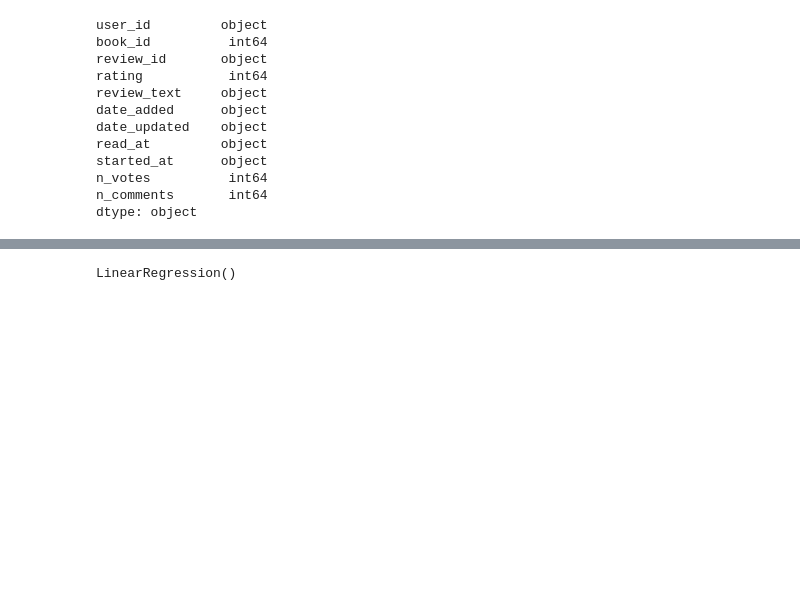
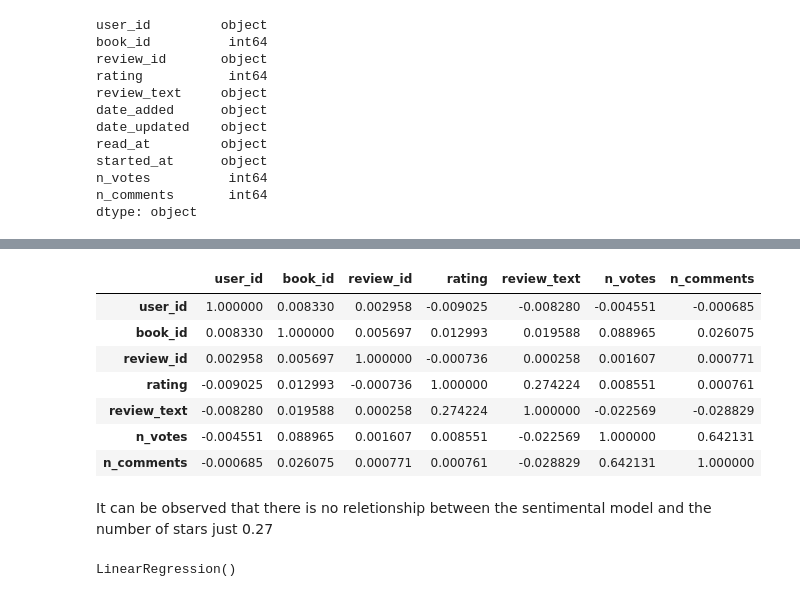
Before and after one commit to edofarias/Good-reads--reviews, a Jupyter notebook: Goodreads.ipynb, the cells around one changed output, grey strips where cells are left out. Saved outputs shown, nothing was run; the diff lists cells and outputs as text; code cells hidden in the pictures; blank space fills up the shorter version.

Commit message:
matrix

```diff
--- a/Goodreads.ipynb
+++ b/Goodreads.ipynb
@@ -112,6 +110,23 @@ df.head()
 | 2 | b8f6f163c2161555c6d887632b2ff4a2 | 17948485 | 6137b1fe0159b7eaa56a04293a00fd49 | 5 | 0.203858 | Fri Jul 26 17:43:19 -0700 2013 | Sat Aug 10 20:06:19 -0700 2013 | Sat Jul 27 00:00:00 -0700 2013 | Fri Jul 26 00:00:00 -0700 2013 | ... |
 | 3 | 33162c8e64b16bcbddc9808f3c716342 | 18405 | c5b3dc0c0416d850380d80f5304be91f | 5 | 0.079210 | Wed Jun 30 08:01:44 -0700 2010 | Tue Dec 31 06:07:21 -0800 2013 | Fri Feb 18 00:00:00 -0800 2011 | Sat Feb 12 00:00:00 -0800 2011 | ... |
 | 4 | 37d8353490e210e2b3766336be99ebd4 | 26218626 | 234b51de9a79dfd51b5dc2b48df972ec | 3 | -0.058333 | Wed Jun 29 19:48:42 -0700 2016 | Thu Mar 30 07:18:31 -0700 2017 | Thu Mar 30 07:18:31 -0700 2017 | Thu Mar 30 00:00:00 -0700 2017 | ... |
+# %%
+df['review_text'] = df['review_text']*2.5+2.5
+# %%
+#Matriz de correlaciones
+corrMatrix = df.corr() #Genereamos una matriz de correlaciones entre todas las variables
+corrMatrix.style.background_gradient(cmap='coolwarm')
+# %% [output]
+|  | user_id | book_id | review_id | rating | review_text | n_votes | n_comments |
+| user_id | 1.000000 | 0.008330 | 0.002958 | -0.009025 | -0.008280 | -0.004551 | -0.000685 |
+| book_id | 0.008330 | 1.000000 | 0.005697 | 0.012993 | 0.019588 | 0.088965 | 0.026075 |
+| review_id | 0.002958 | 0.005697 | 1.000000 | -0.000736 | 0.000258 | 0.001607 | 0.000771 |
+| rating | -0.009025 | 0.012993 | -0.000736 | 1.000000 | 0.274224 | 0.008551 | 0.000761 |
+| review_text | -0.008280 | 0.019588 | 0.000258 | 0.274224 | 1.000000 | -0.022569 | -0.028829 |
+| n_votes | -0.004551 | 0.088965 | 0.001607 | 0.008551 | -0.022569 | 1.000000 | 0.642131 |
+| n_comments | -0.000685 | 0.026075 | 0.000771 | 0.000761 | -0.028829 | 0.642131 | 1.000000 |
+# %% [markdown]
+It can be observed that there is no reletionship between the sentimental model and the number of stars just 0.27
 # %%
 # Encoding the string variables
 labelencoder = LabelEncoder()
```
Also changed, not shown: parts of 4 cells of this notebook.
